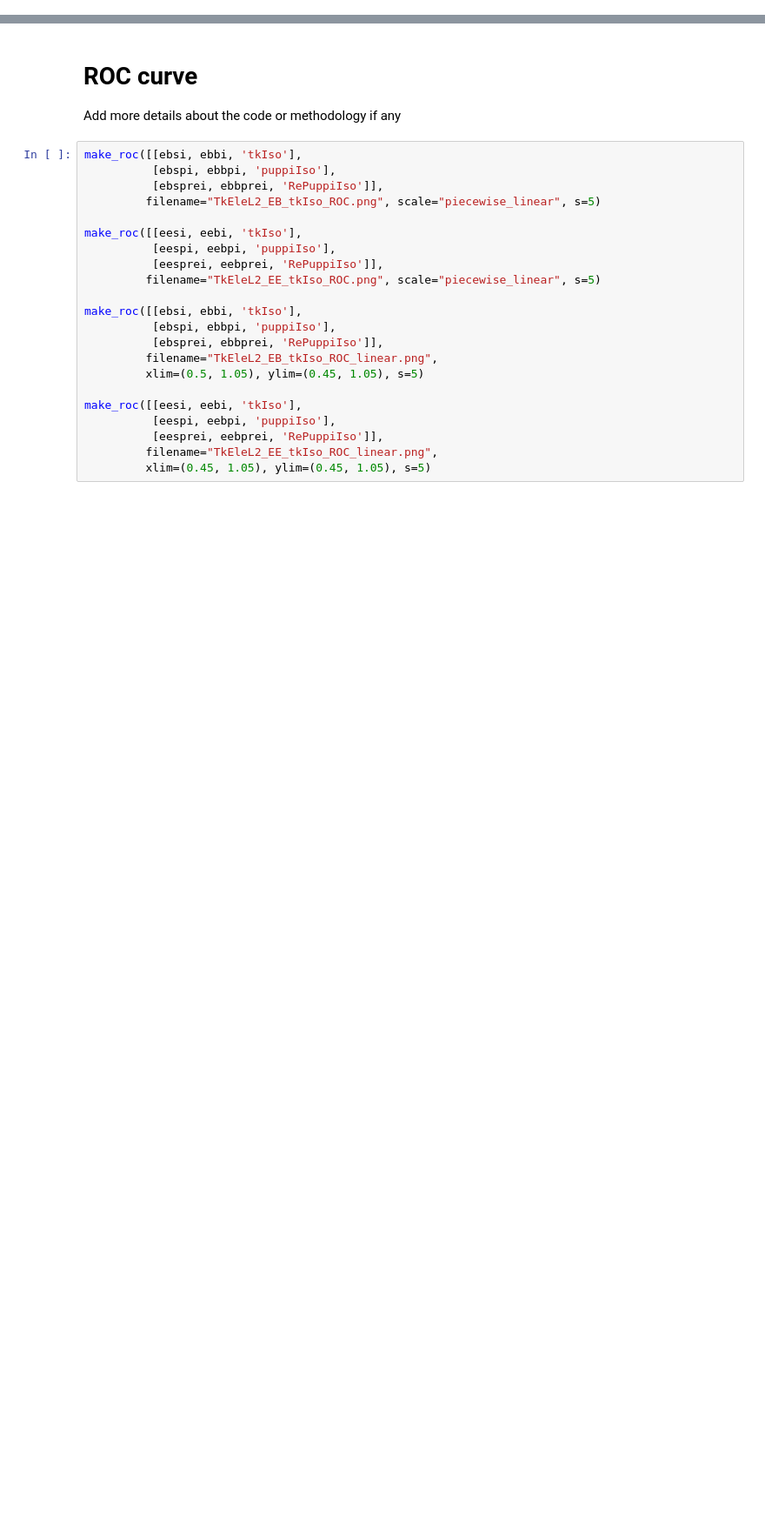
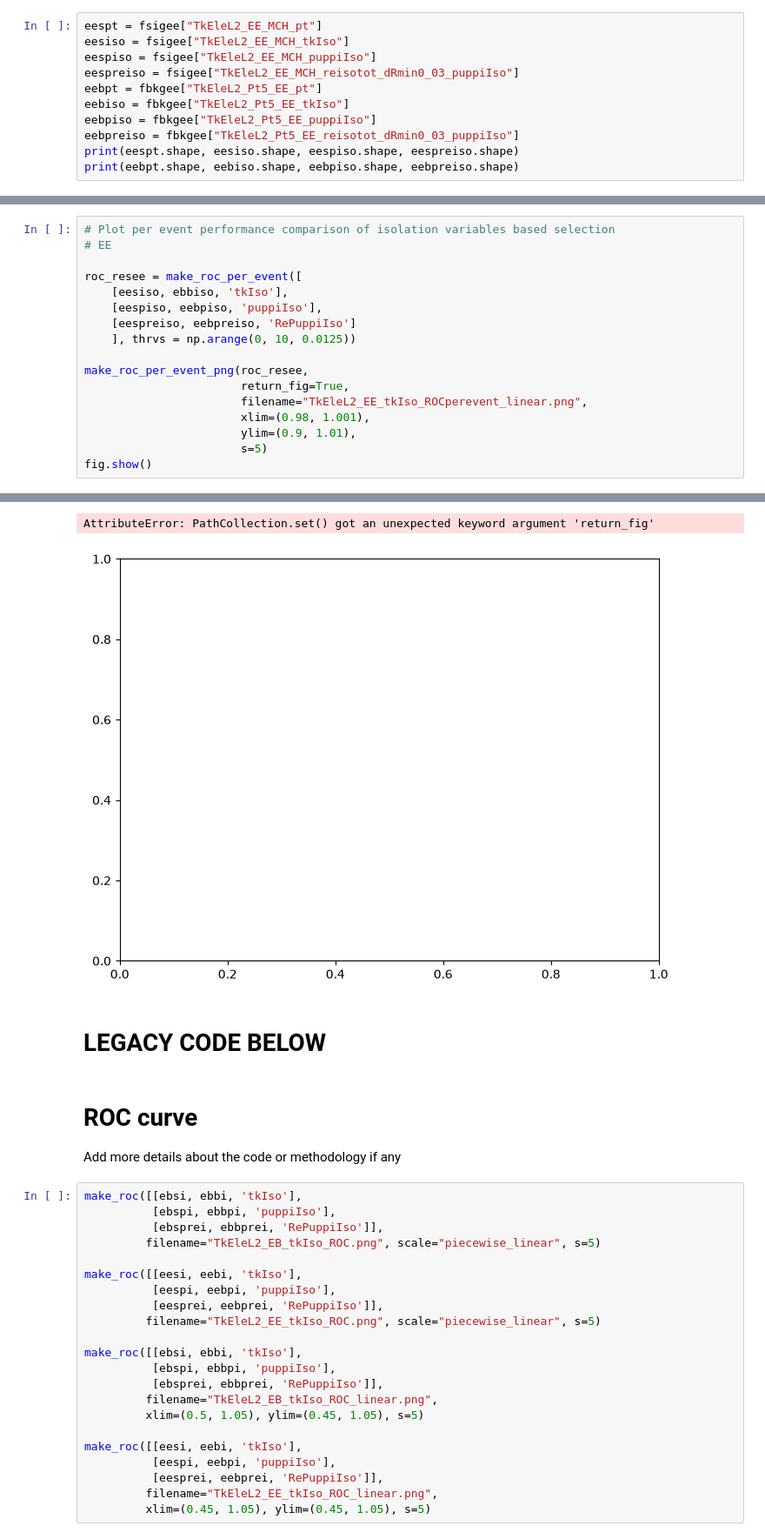
Before and after one commit to arsahasransu/asahasra-flat-table-analyser, a Jupyter notebook: roc_and_rate/make_roc_and_rate.ipynb, the cells around one changed output, grey strips where cells are left out. Shown at 87% size. Saved outputs shown, nothing was run; the diff lists cells and outputs as text; blank space fills up the shorter version.

```diff
--- a/roc_and_rate/make_roc_and_rate.ipynb
+++ b/roc_and_rate/make_roc_and_rate.ipynb
@@ -106,0 +44,11 @@ eebprein = np.concatenate(eebpreiso1n)
+# %%
+eespt = fsigee["TkEleL2_EE_MCH_pt"]
+eesiso = fsigee["TkEleL2_EE_MCH_tkIso"]
+eespiso = fsigee["TkEleL2_EE_MCH_puppiIso"]
+eespreiso = fsigee["TkEleL2_EE_MCH_reisotot_dRmin0_03_puppiIso"]
+eebpt = fbkgee["TkEleL2_Pt5_EE_pt"]
+eebiso = fbkgee["TkEleL2_Pt5_EE_tkIso"]
+eebpiso = fbkgee["TkEleL2_Pt5_EE_puppiIso"]
+eebpreiso = fbkgee["TkEleL2_Pt5_EE_reisotot_dRmin0_03_puppiIso"]
+print(eespt.shape, eesiso.shape, eespiso.shape, eespreiso.shape)
+print(eebpt.shape, eebiso.shape, eebpiso.shape, eebpreiso.shape)
@@ -106,0 +91,18 @@ eebprein = np.concatenate(eebpreiso1n)
+# %%
+# Plot per event performance comparison of isolation variables based selection
+# EE
+
+roc_resee = make_roc_per_event([
+    [eesiso, ebbiso, 'tkIso'],
+    [eespiso, eebpiso, 'puppiIso'],
+    [eespreiso, eebpreiso, 'RePuppiIso']
+    ], thrvs = np.arange(0, 10, 0.0125))
+
+make_roc_per_event_png(roc_resee,
+                       return_fig=True,
+                       filename="TkEleL2_EE_tkIso_ROCperevent_linear.png",
+                       xlim=(0.98, 1.001),
+                       ylim=(0.9, 1.01),
+                       s=5)
+fig.show()
+# %% [output]
@@ -107,3 +120,7 @@ eebprein = np.concatenate(eebpreiso1n)
+AttributeError: PathCollection.set() got an unexpected keyword argument 'return_fig'
+[figure, added]
+# %% [markdown]
+# LEGACY CODE BELOW
 # %% [markdown]
 # ROC curve #
 
```
Also changed, not shown: parts of 8 cells of this notebook, 2 other files.
